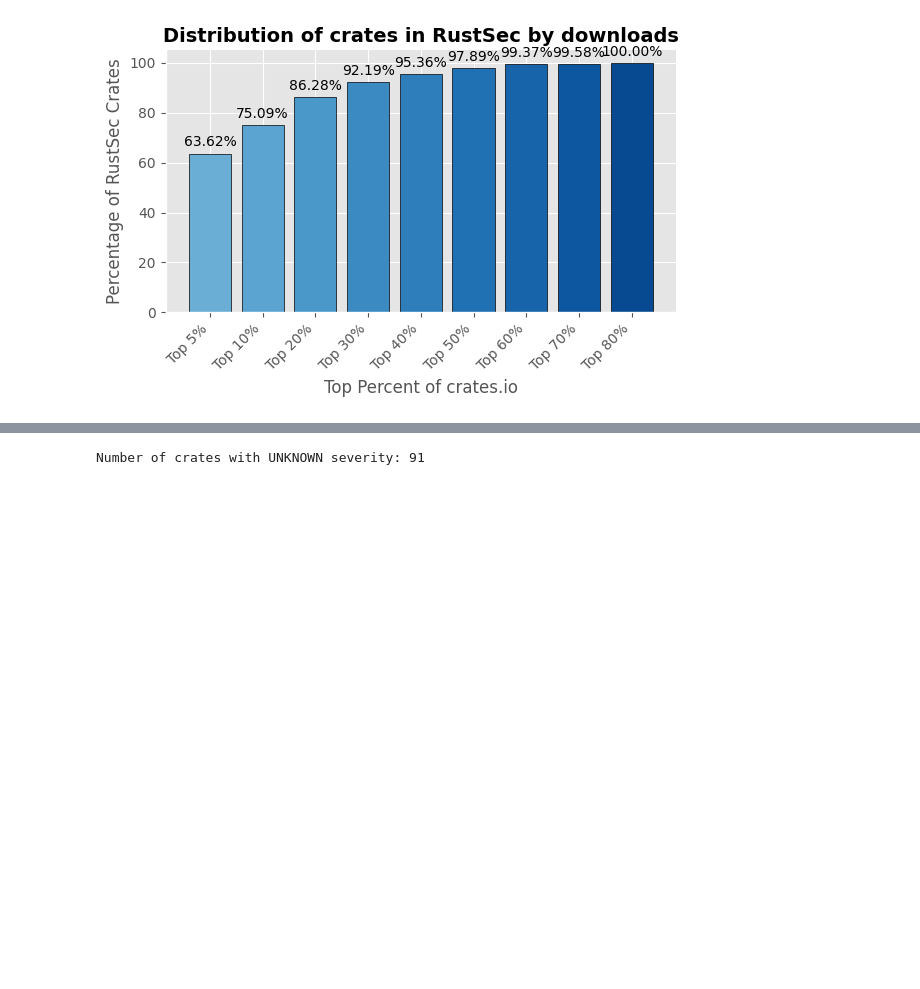
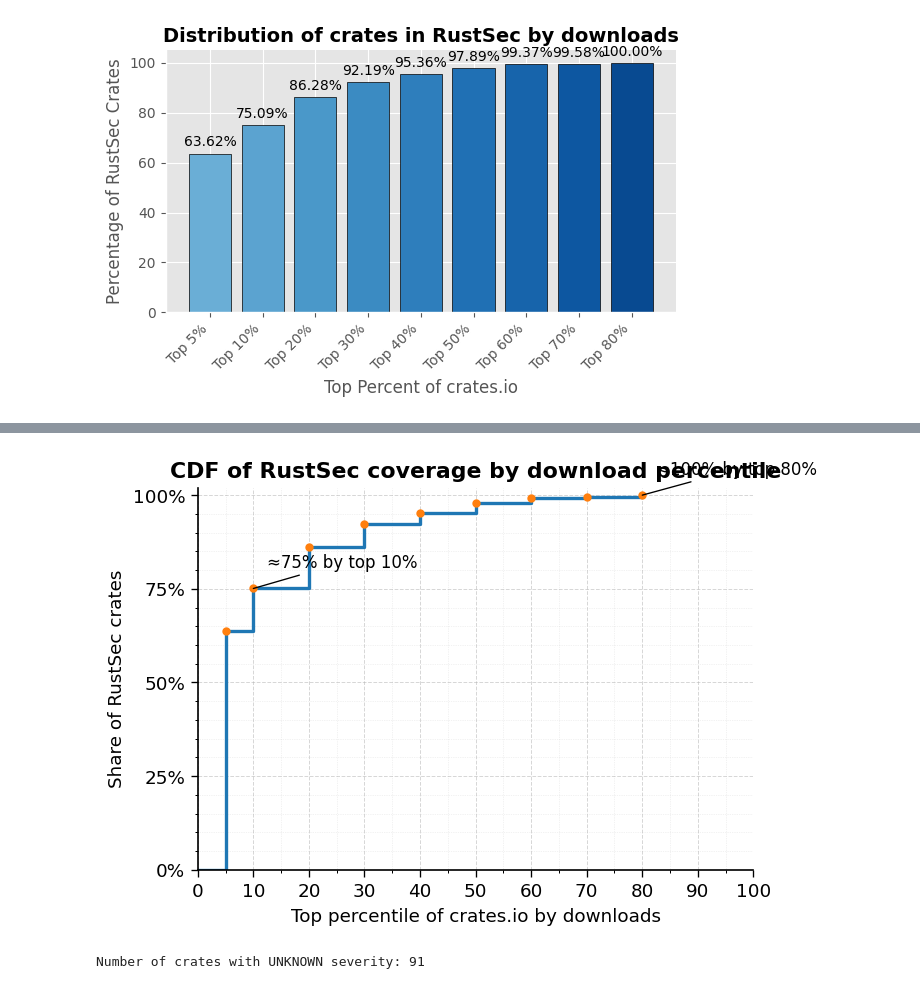
Before and after one commit to DavisPL/cargo-sherlock, a Jupyter notebook: analysis_rq3.ipynb, the cells around one changed output, grey strips where cells are left out. Cells and saved outputs as stored; diff of their text form; code cells hidden in the pictures; blank space fills up the shorter version.

```diff
--- a/analysis_rq3.ipynb
+++ b/analysis_rq3.ipynb
@@ -1015,3 +1057,79 @@ plt.show()
+# %%
+import matplotlib as mpl
+import matplotlib.pyplot as plt
+from matplotlib.ticker import PercentFormatter, MultipleLocator
+import pandas as pd
+import numpy as np
+
+#Chatgpt attempt for a prettier version
+
+data = {
+    "top_percent": [5, 10, 20, 30, 40, 50, 60, 70, 80],
+    "pct_rustsec": [63.62, 75.09, 86.28, 92.19, 95.36, 97.89, 99.37, 99.58, 100.00],
+}
+df = pd.DataFrame(data)
+df["prop_rustsec"] = df["pct_rustsec"] / 100.0
+
+# Aesthetic tuning (publication-friendly, minimal)
+mpl.rcParams.update({
+    "figure.dpi": 120,
+    "savefig.dpi": 300,
+    "font.size": 11,
+    "axes.titleweight": "bold",
+    "axes.labelweight": "regular",
+    "axes.linewidth": 1.0,
+    "xtick.major.size": 4,
+    "ytick.major.size": 4,
+    "xtick.minor.size": 2,
+    "ytick.minor.size": 2,
+    "legend.frameon": False,
+})
+
+# Build step-wise CDF
+x = np.array([0] + df["top_percent"].tolist())
+y = np.array([0.0] + df["prop_rustsec"].tolist())
+
+fig, ax = plt.subplots(figsize=(6.2, 4.2))
+
+# Step line + markers at observed points
+ax.step(x, y, where="post", linewidth=2)
+ax.plot(df["top_percent"], df["prop_rustsec"], marker="o", linestyle="None", ms=4)
+
+# Labels & title
+ax.set_xlabel("Top percentile of crates.io by downloads")
+ax.set_ylabel("Share of RustSec crates")
+ax.set_title("CDF of RustSec coverage by download percentile")
+
+# Ticks, limits, formatting
+ax.set_xlim(0, 100)
+ax.set_ylim(0, 1.02)
+ax.xaxis.set_major_locator(MultipleLocator(10))
+ax.xaxis.set_minor_locator(MultipleLocator(5))
+ax.yaxis.set_major_locator(MultipleLocator(0.25))
+ax.yaxis.set_minor_locator(MultipleLocator(0.05))
+ax.yaxis.set_major_formatter(PercentFormatter(1.0))
+
+# Subtle grid & clean spines
+ax.grid(True, which="major", linestyle="--", linewidth=0.6, alpha=0.5)
+ax.grid(True, which="minor", linestyle=":", linewidth=0.4, alpha=0.35)
+ax.spines["top"].set_visible(False)
+ax.spines["right"].set_visible(False)
+
+# Optional lightweight callouts (delete if not wanted)
+def annotate_point(px, py, label):
+    ax.annotate(
+        label, xy=(px, py), xytext=(8, 10), textcoords="offset points",
+        ha="left", va="bottom", fontsize=10,
+        arrowprops=dict(arrowstyle="-", linewidth=0.8, shrinkA=0, shrinkB=0)
+    )
+annotate_point(10, df.loc[df["top_percent"] == 10, "prop_rustsec"].iloc[0], "≈75% by top 10%")
+annotate_point(80, df.loc[df["top_percent"] == 80, "prop_rustsec"].iloc[0], "≈100% by top 80%")
+
+plt.tight_layout()
+plt.savefig("/Users/hassnain/Desktop/rhs-paper/src/img/evaluation/rq3/rustsec_cd2.pdf", bbox_inches="tight", dpi=300)
+plt.show()
+# %% [output]
+[figure, added]
 # %%
 import pandas as pd
 df = pd.read_csv("librs_random.csv")
```
Also changed, not shown: parts of 1 cell of this notebook, 4 other files.
